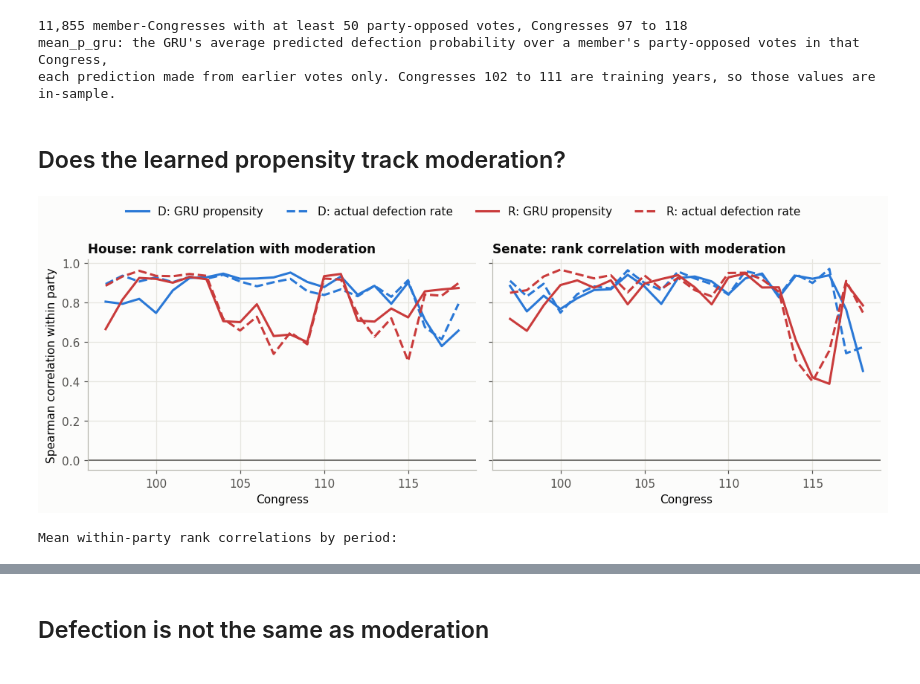
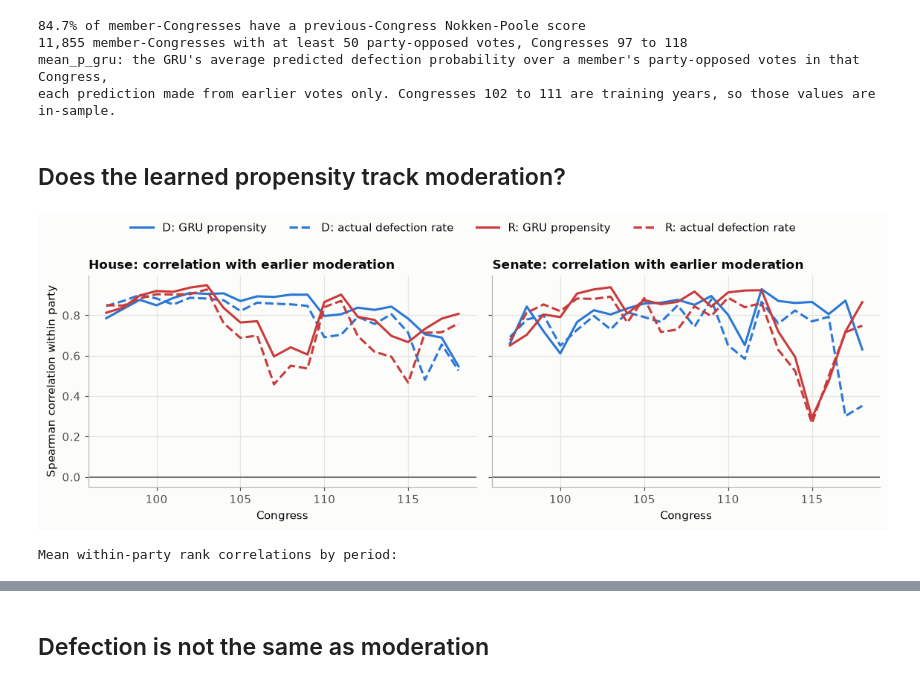
Before and after one commit to iisma-ai/political-spectrum-ml, a Jupyter notebook: usa/pipeline/vote_prediction/notebooks/02_member_states.ipynb, the cells around one changed output, grey strips where cells are left out. Drawn from its saved outputs; the diff is of its cells as text; code cells hidden in the pictures.

```diff
--- a/usa/pipeline/vote_prediction/notebooks/02_member_states.ipynb
+++ b/usa/pipeline/vote_prediction/notebooks/02_member_states.ipynb
@@ -36,11 +47,25 @@ states = states.merge(members, on=["congress", "chamber", "icpsr"], how="left")
 median = states.groupby(["congress", "chamber", "party"])["nokken_poole_dim1"].transform("median")
 states["np_toward_other"] = (states["nokken_poole_dim1"] - median) * np.where(states["party"] == "D", 1, -1)
 states["np_extremity"] = states["nokken_poole_dim1"].abs()
+# Previous-Congress Nokken-Poole, which isn't fitted on this Congress's votes. It is fitted on the previous Congress's votes,
+# which the GRU has also read, so agreement with it is partly built in and is a description, not a validation. Matched by person
+# and chamber; the party median is that of the previous Congress. Members without a previous Congress are left missing.
+previous = load_members()
+previous = previous[previous["party"].isin(["D", "R"]) & ~previous["is_delegate"]].drop_duplicates(["congress", "chamber", "icpsr"])
+previous["person"] = previous["bioguide_id"].fillna("icpsr:" + previous["icpsr"].astype(str))
+previous["np_prev_toward_other"] = ((previous["nokken_poole_dim1"]
+                                     - previous.groupby(["congress", "chamber", "party"])["nokken_poole_dim1"].transform("median"))
+                                    * np.where(previous["party"] == "D", 1, -1))
+previous = previous.assign(congress=previous["congress"] + 1).drop_duplicates(["congress", "chamber", "person", "party"])
+states = states.merge(previous[["congress", "chamber", "person", "party", "np_prev_toward_other"]],
+                      on=["congress", "chamber", "person", "party"], how="left")
+print(f"{states['np_prev_toward_other'].notna().mean():.1%} of member-Congresses have a previous-Congress Nokken-Poole score")
 states["year"] = 1789 + 2 * (states["congress"] - 1)
 print(f"{len(states):,} member-Congresses with at least {MIN_VOTES} party-opposed votes, Congresses {states['congress'].min()} to {states['congress'].max()}")
 print("mean_p_gru: the GRU's average predicted defection probability over a member's party-opposed votes in that Congress,")
 print("each prediction made from earlier votes only. Congresses 102 to 111 are training years, so those values are in-sample.")
 # %% [output]
+84.7% of member-Congresses have a previous-Congress Nokken-Poole score
 11,855 member-Congresses with at least 50 party-opposed votes, Congresses 97 to 118
 mean_p_gru: the GRU's average predicted defection probability over a member's party-opposed votes in that Congress,
 each prediction made from earlier votes only. Congresses 102 to 111 are training years, so those values are in-sample.
@@ -49,31 +74,33 @@ each prediction made from earlier votes only. Congresses 102 to 111 are training
 # %%
 rows = []
 for (congress, chamber, party), group in states.groupby(["congress", "chamber", "party"]):
     if len(group) < 15:
         continue
     rows.append({"congress": congress, "chamber": chamber, "party": party, "members": len(group),
-                 "GRU propensity vs Nokken-Poole toward other party": spearmanr(group["mean_p_gru"], group["np_toward_other"]).statistic,
-                 "actual defection vs Nokken-Poole toward other party": spearmanr(group["defection_rate"], group["np_toward_other"]).statistic,
+                 "GRU propensity vs previous-Congress Nokken-Poole toward other party": spearmanr(group["mean_p_gru"], group["np_prev_toward_other"], nan_policy="omit").statistic,
+                 "actual defection vs previous-Congress Nokken-Poole toward other party": spearmanr(group["defection_rate"], group["np_prev_toward_other"], nan_policy="omit").statistic,
+                 "GRU propensity vs same-Congress Nokken-Poole toward other party": spearmanr(group["mean_p_gru"], group["np_toward_other"]).statistic,
+                 "actual defection vs same-Congress Nokken-Poole toward other party": spearmanr(group["defection_rate"], group["np_toward_other"]).statistic,
                  "GRU propensity vs actual defection": spearmanr(group["mean_p_gru"], group["defection_rate"]).statistic})
 corr = pd.DataFrame(rows)
 fig, axes = plt.subplots(1, 2, figsize=(10.5, 3.9), sharey=True)
 for axis, chamber in zip(axes, ["House", "Senate"]):
     for party in ["D", "R"]:
         part = corr[(corr["chamber"] == chamber) & (corr["party"] == party)]
-        axis.plot(part["congress"], part["GRU propensity vs Nokken-Poole toward other party"], color=COLORS[party], label=f"{party}: GRU propensity")
-        axis.plot(part["congress"], part["actual defection vs Nokken-Poole toward other party"], color=COLORS[party], linestyle="--",
+        axis.plot(part["congress"], part["GRU propensity vs previous-Congress Nokken-Poole toward other party"], color=COLORS[party], label=f"{party}: GRU propensity")
+        axis.plot(part["congress"], part["actual defection vs previous-Congress Nokken-Poole toward other party"], color=COLORS[party], linestyle="--",
                   label=f"{party}: actual defection rate")
     axis.axhline(0, color=NEUTRAL, linewidth=1)
-    axis.set_title(f"{chamber}: rank correlation with moderation")
+    axis.set_title(f"{chamber}: correlation with earlier moderation")
     axis.set_xlabel("Congress")
 axes[0].set_ylabel("Spearman correlation within party")
 handles, labels = axes[0].get_legend_handles_labels()
 fig.legend(handles, labels, loc="upper center", ncol=4)
 fig.tight_layout(rect=(0, 0, 1, 0.9))
 plt.show()
 print("Mean within-party rank correlations by period:")
 corr["period"] = pd.cut(corr["congress"], [96, 101, 111, 113, 118], labels=["1981-1990 (history only)", "1991-2010 (train)", "2011-2014 (validation)", "2015-2024 (test)"])
 display(corr.groupby(["chamber", "party", "period"], observed=True)[[c for c in corr.columns if " vs " in c]].mean().round(3))
 # %% [output]
-[figure, old version]
+[figure, new version]
 Mean within-party rank correlations by period:
```
Also changed, not shown: parts of 12 cells of this notebook, 6 other files.
